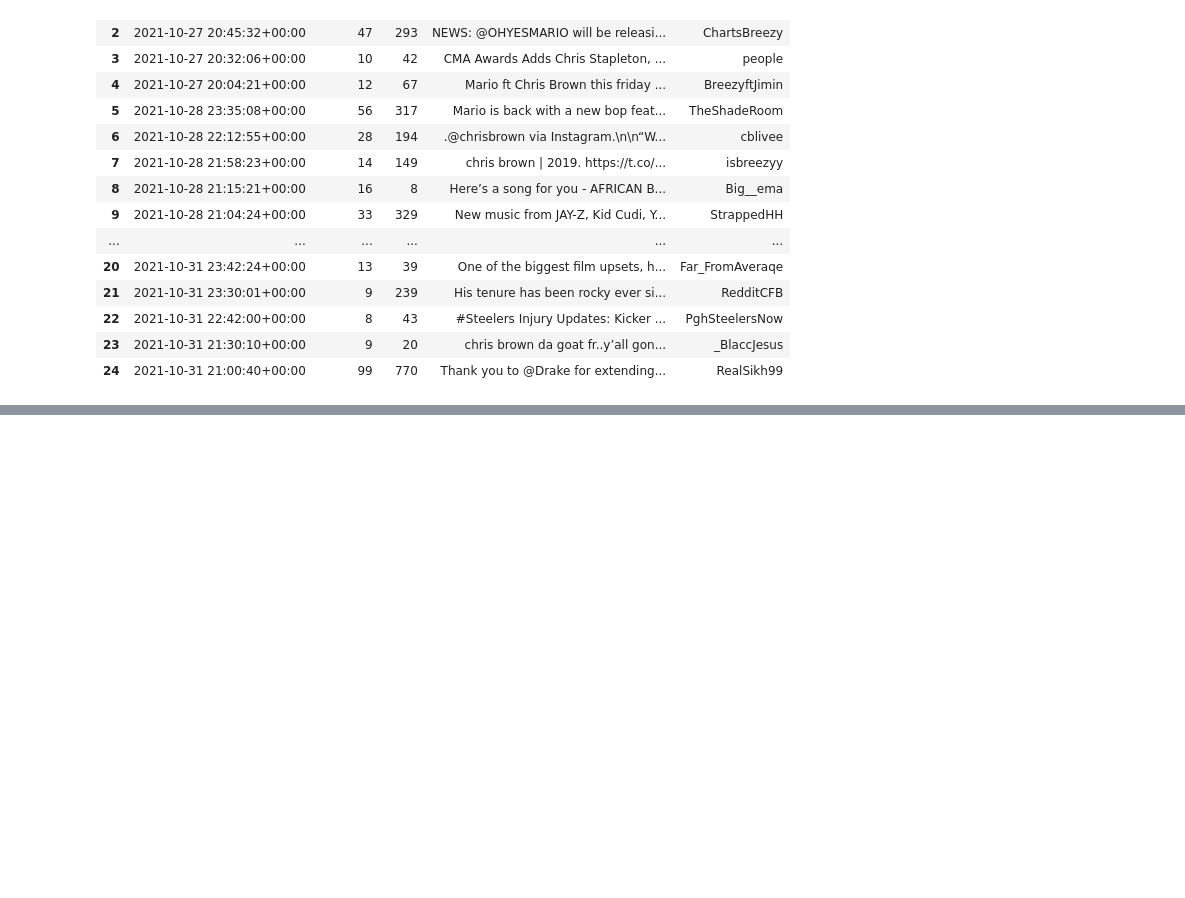
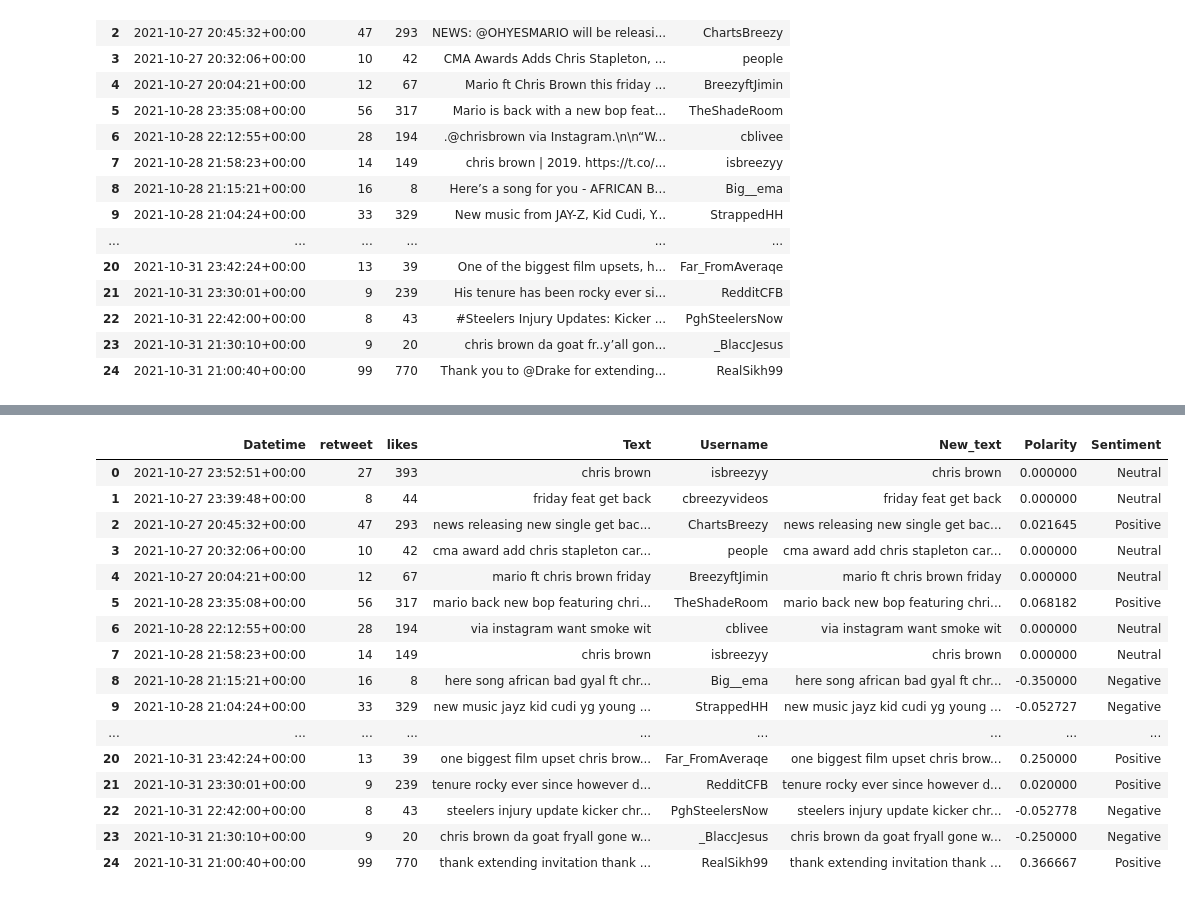
Before and after one commit to srs366/musicians_v_cancellation, a Jupyter notebook: notebooks/Afiq_sns_scrape.ipynb, the cells around one changed output, grey strips where cells are left out. Drawn from its saved outputs; the diff is of its cells as text; code cells hidden in the pictures; blank space fills up the shorter version.

Commit message:
update code with sentiment

```diff
--- a/notebooks/Afiq_sns_scrape.ipynb
+++ b/notebooks/Afiq_sns_scrape.ipynb
@@ -224,6 +163,6 @@ def clean_text(text):
     text = " ".join(lemma_words)
     return text
 #run the function
-text['Text'] = text['Text'].apply(clean_text)
-text["Text"][5]
+text['New_text'] = text['Text'].apply(clean_text)
+text.head()
 # %% [output]
@@ -230,0 +175,39 @@ text["Text"][5]
+# %%
+import textblob
+
+from textblob import TextBlob
+
+def polarity(tweet):
+    return TextBlob(tweet).sentiment.polarity
+
+def sentimenttextblob(polarity):
+    if polarity < 0:
+        return "Negative"
+    elif polarity == 0:
+        return "Neutral"
+    else:
+        return "Positive"
+# %%
+text["Polarity"] = text["New_text"].apply(polarity)
+text["Sentiment"] = text["Polarity"].apply(sentimenttextblob)
+sent = text["Sentiment"].value_counts()
+sent
+text
+# %% [output]
+|  | Datetime | retweet | likes | Text | Username | New_text | Polarity | Sentiment |
+| 0 | 2021-10-27 23:52:51+00:00 | 27 | 393 | chris brown | isbreezyy | chris brown | 0.000000 | Neutral |
+| 1 | 2021-10-27 23:39:48+00:00 | 8 | 44 | friday feat get back | cbreezyvideos | friday feat get back | 0.000000 | Neutral |
+| 2 | 2021-10-27 20:45:32+00:00 | 47 | 293 | news releasing new single get bac... | ChartsBreezy | news releasing new single get bac... | 0.021645 | Positive |
+| 3 | 2021-10-27 20:32:06+00:00 | 10 | 42 | cma award add chris stapleton car... | people | cma award add chris stapleton car... | 0.000000 | Neutral |
+| 4 | 2021-10-27 20:04:21+00:00 | 12 | 67 | mario ft chris brown friday | BreezyftJimin | mario ft chris brown friday | 0.000000 | Neutral |
+| 5 | 2021-10-28 23:35:08+00:00 | 56 | 317 | mario back new bop featuring chri... | TheShadeRoom | mario back new bop featuring chri... | 0.068182 | Positive |
+| 6 | 2021-10-28 22:12:55+00:00 | 28 | 194 | via instagram want smoke wit | cblivee | via instagram want smoke wit | 0.000000 | Neutral |
+| 7 | 2021-10-28 21:58:23+00:00 | 14 | 149 | chris brown | isbreezyy | chris brown | 0.000000 | Neutral |
+| 8 | 2021-10-28 21:15:21+00:00 | 16 | 8 | here song african bad gyal ft chr... | Big__ema | here song african bad gyal ft chr... | -0.350000 | Negative |
+| 9 | 2021-10-28 21:04:24+00:00 | 33 | 329 | new music jayz kid cudi yg young ... | StrappedHH | new music jayz kid cudi yg young ... | -0.052727 | Negative |
+| ... | ... | ... | ... | ... | ... | ... | ... | ... |
+| 20 | 2021-10-31 23:42:24+00:00 | 13 | 39 | one biggest film upset chris brow... | Far_FromAveraqe | one biggest film upset chris brow... | 0.250000 | Positive |
+| 21 | 2021-10-31 23:30:01+00:00 | 9 | 239 | tenure rocky ever since however d... | RedditCFB | tenure rocky ever since however d... | 0.020000 | Positive |
+| 22 | 2021-10-31 22:42:00+00:00 | 8 | 43 | steelers injury update kicker chr... | PghSteelersNow | steelers injury update kicker chr... | -0.052778 | Negative |
+| 23 | 2021-10-31 21:30:10+00:00 | 9 | 20 | chris brown da goat fryall gone w... | _BlaccJesus | chris brown da goat fryall gone w... | -0.250000 | Negative |
+| 24 | 2021-10-31 21:00:40+00:00 | 99 | 770 | thank extending invitation thank ... | RealSikh99 | thank extending invitation thank ... | 0.366667 | Positive |
```
Also changed, not shown: parts of 6 cells of this notebook.
